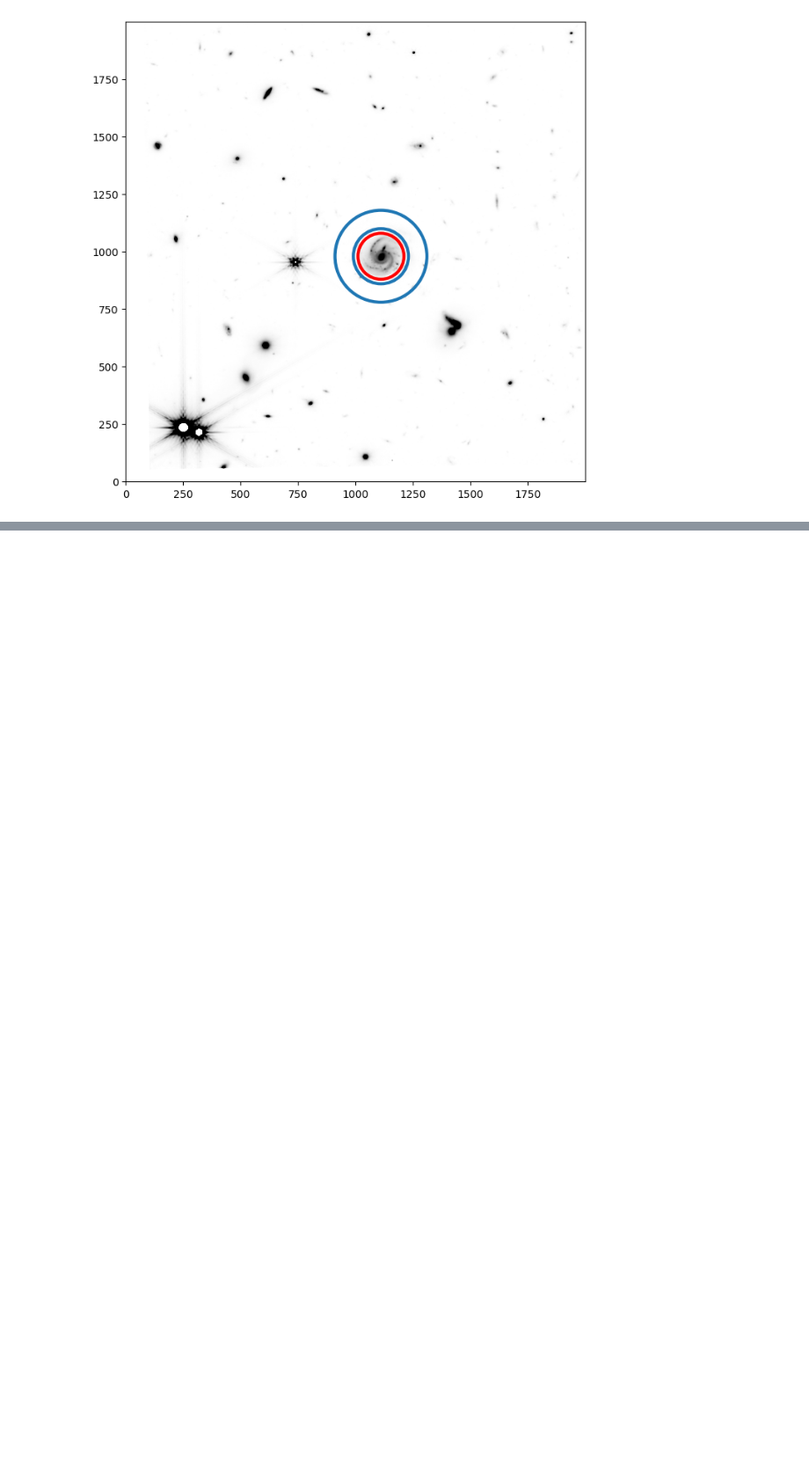
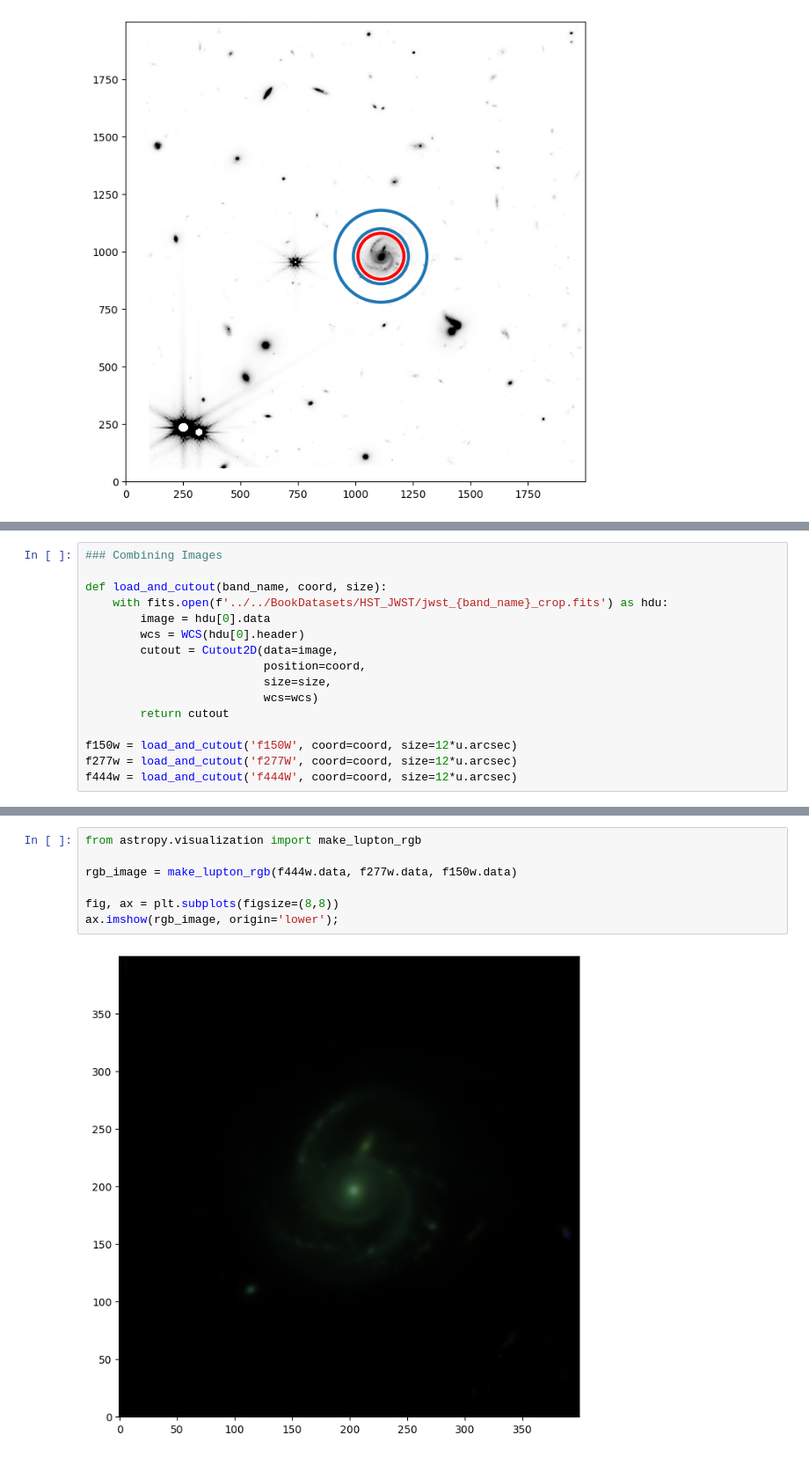
Before and after one commit to hexijin/scientific-data-analysis, a Jupyter notebook: pasha/c08/c08s07.ipynb, the cells around one changed output, grey strips where cells are left out. Shown at 88% size. Drawn from its saved outputs; the diff is of its cells as text; blank space fills up the shorter version.

```diff
--- a/pasha/c08/c08s07.ipynb
+++ b/pasha/c08/c08s07.ipynb
@@ -92,0 +113,16 @@ bg_aperture.plot(color='C0', lw=3);
+# %%
+### Combining Images
+
+def load_and_cutout(band_name, coord, size):
+    with fits.open(f'../../BookDatasets/HST_JWST/jwst_{band_name}_crop.fits') as hdu:
+        image = hdu[0].data
+        wcs = WCS(hdu[0].header)
+        cutout = Cutout2D(data=image,
+                          position=coord,
+                          size=size,
+                          wcs=wcs)
+        return cutout
+
+f150w = load_and_cutout('f150W', coord=coord, size=12*u.arcsec)
+f277w = load_and_cutout('f277W', coord=coord, size=12*u.arcsec)
+f444w = load_and_cutout('f444W', coord=coord, size=12*u.arcsec)
@@ -92,0 +139,9 @@ bg_aperture.plot(color='C0', lw=3);
+# %%
+from astropy.visualization import make_lupton_rgb
+
+rgb_image = make_lupton_rgb(f444w.data, f277w.data, f150w.data)
+
+fig, ax = plt.subplots(figsize=(8,8))
+ax.imshow(rgb_image, origin='lower');
+# %% [output]
+[figure, added]
```
Also changed, not shown: parts of 4 cells of this notebook.
